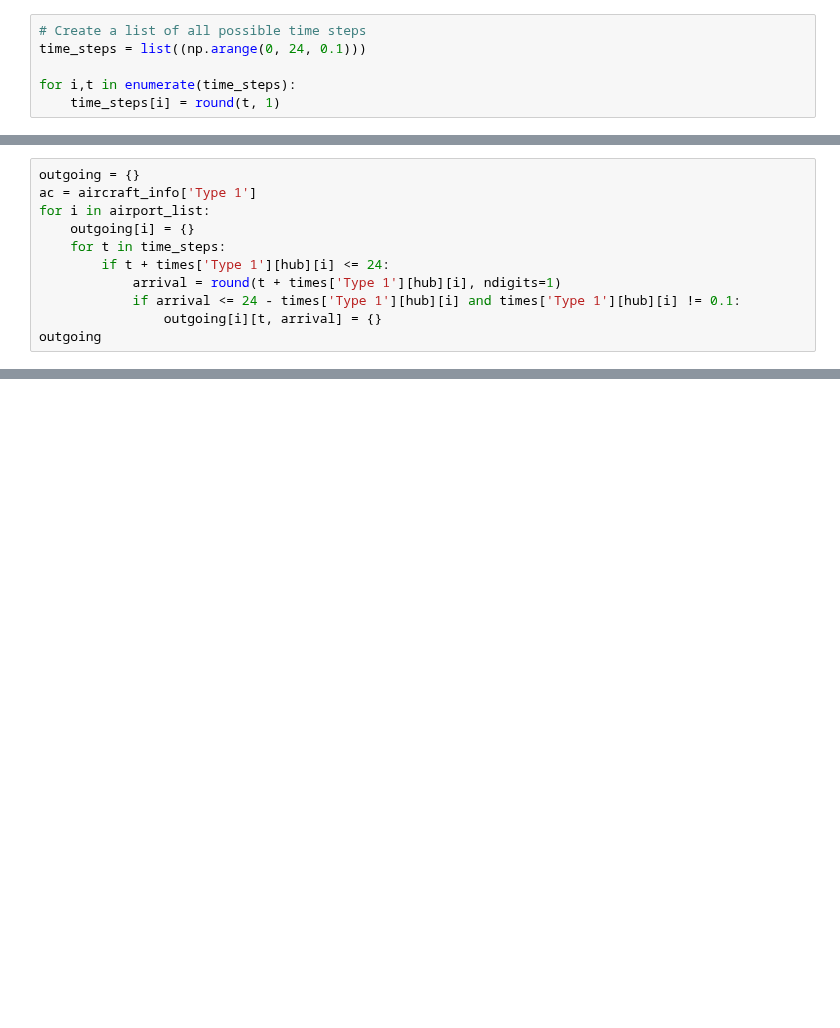
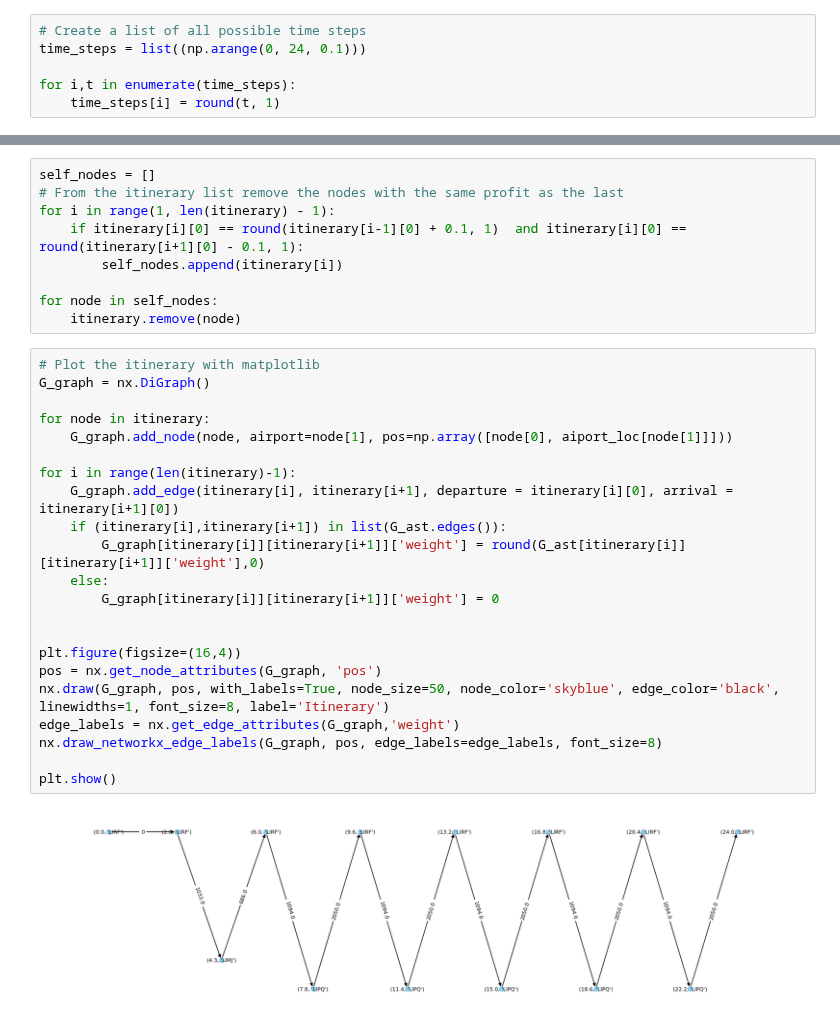
Before and after one commit to allanguzmanf/AE4426, a Jupyter notebook: Assignment/Part_3/Assignment_P3.ipynb, the cells around one changed output, grey strips where cells are left out. Cells and saved outputs as stored; diff of their text form; blank space fills up the shorter version.

```diff
--- a/Assignment/Part_3/Assignment_P3.ipynb
+++ b/Assignment/Part_3/Assignment_P3.ipynb
@@ -191,11 +179,0 @@ for i in airport_list:
-# %%
-outgoing = {}
-ac = aircraft_info['Type 1']
-for i in airport_list:
-    outgoing[i] = {}
-    for t in time_steps:
-        if t + times['Type 1'][hub][i] <= 24:
-            arrival = round(t + times['Type 1'][hub][i], ndigits=1)
-            if arrival <= 24 - times['Type 1'][hub][i] and times['Type 1'][hub][i] != 0.1:
-                outgoing[i][t, arrival] = {}
-outgoing
@@ -224,0 +413,33 @@ incoming[i][t, arrival]['pax'] = daily_demand[i][hub] * (hourly_coefficients[i][
+# %%
+self_nodes = []
+# From the itinerary list remove the nodes with the same profit as the last
+for i in range(1, len(itinerary) - 1):
+    if itinerary[i][0] == round(itinerary[i-1][0] + 0.1, 1)  and itinerary[i][0] == round(itinerary[i+1][0] - 0.1, 1):
+        self_nodes.append(itinerary[i])
+
+for node in self_nodes:
+    itinerary.remove(node)
+# %%
+# Plot the itinerary with matplotlib
+G_graph = nx.DiGraph()
+
+for node in itinerary:
+    G_graph.add_node(node, airport=node[1], pos=np.array([node[0], aiport_loc[node[1]]]))
+
+for i in range(len(itinerary)-1):
+    G_graph.add_edge(itinerary[i], itinerary[i+1], departure = itinerary[i][0], arrival = itinerary[i+1][0])
+    if (itinerary[i],itinerary[i+1]) in list(G_ast.edges()):
+        G_graph[itinerary[i]][itinerary[i+1]]['weight'] = round(G_ast[itinerary[i]][itinerary[i+1]]['weight'],0)
+    else:
+        G_graph[itinerary[i]][itinerary[i+1]]['weight'] = 0
+
+
+plt.figure(figsize=(16,4))
+pos = nx.get_node_attributes(G_graph, 'pos')
+nx.draw(G_graph, pos, with_labels=True, node_size=50, node_color='skyblue', edge_color='black', linewidths=1, font_size=8, label='Itinerary')
+edge_labels = nx.get_edge_attributes(G_graph,'weight')
+nx.draw_networkx_edge_labels(G_graph, pos, edge_labels=edge_labels, font_size=8)
+
+plt.show()
+# %% [output]
+[figure, added]
```
Also changed, not shown: parts of 19 cells of this notebook.
